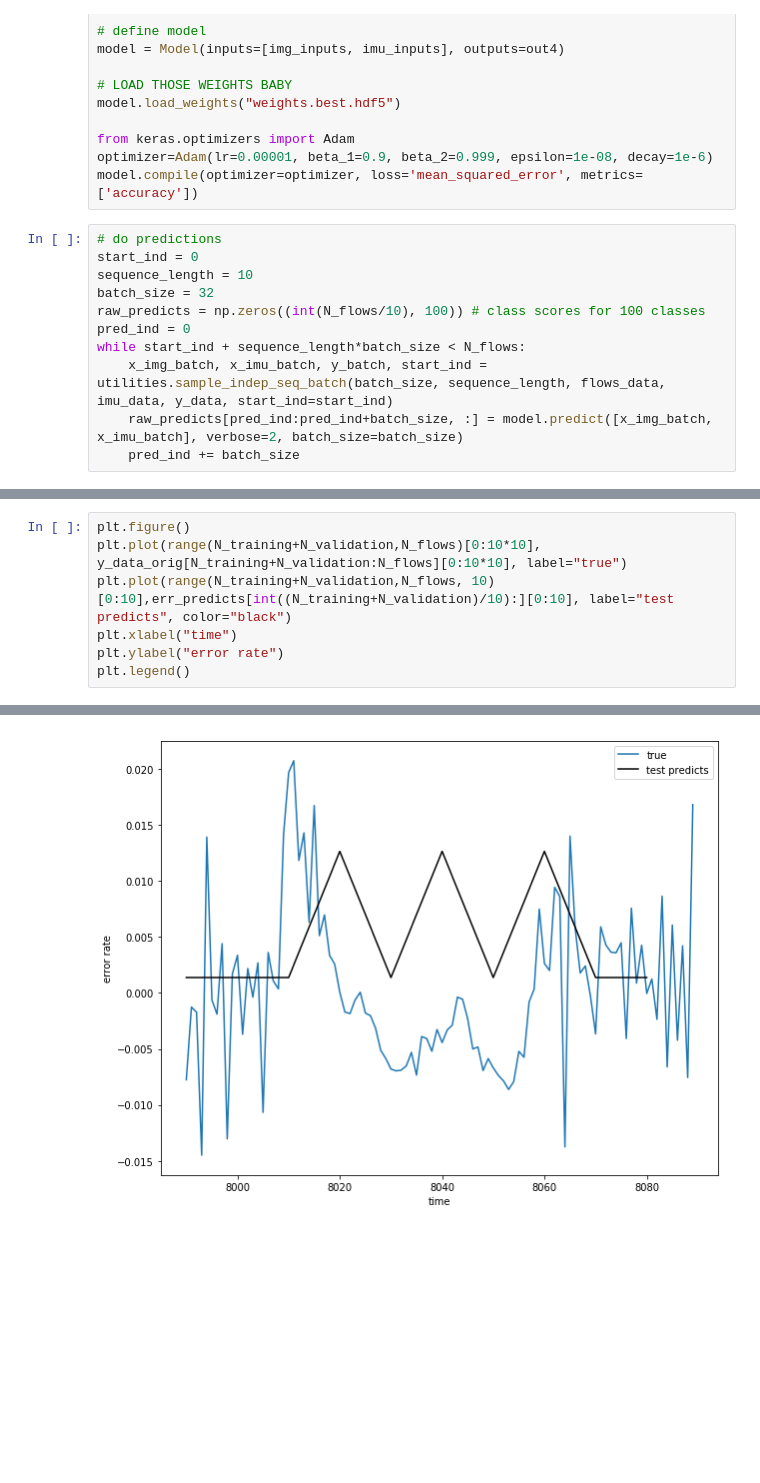
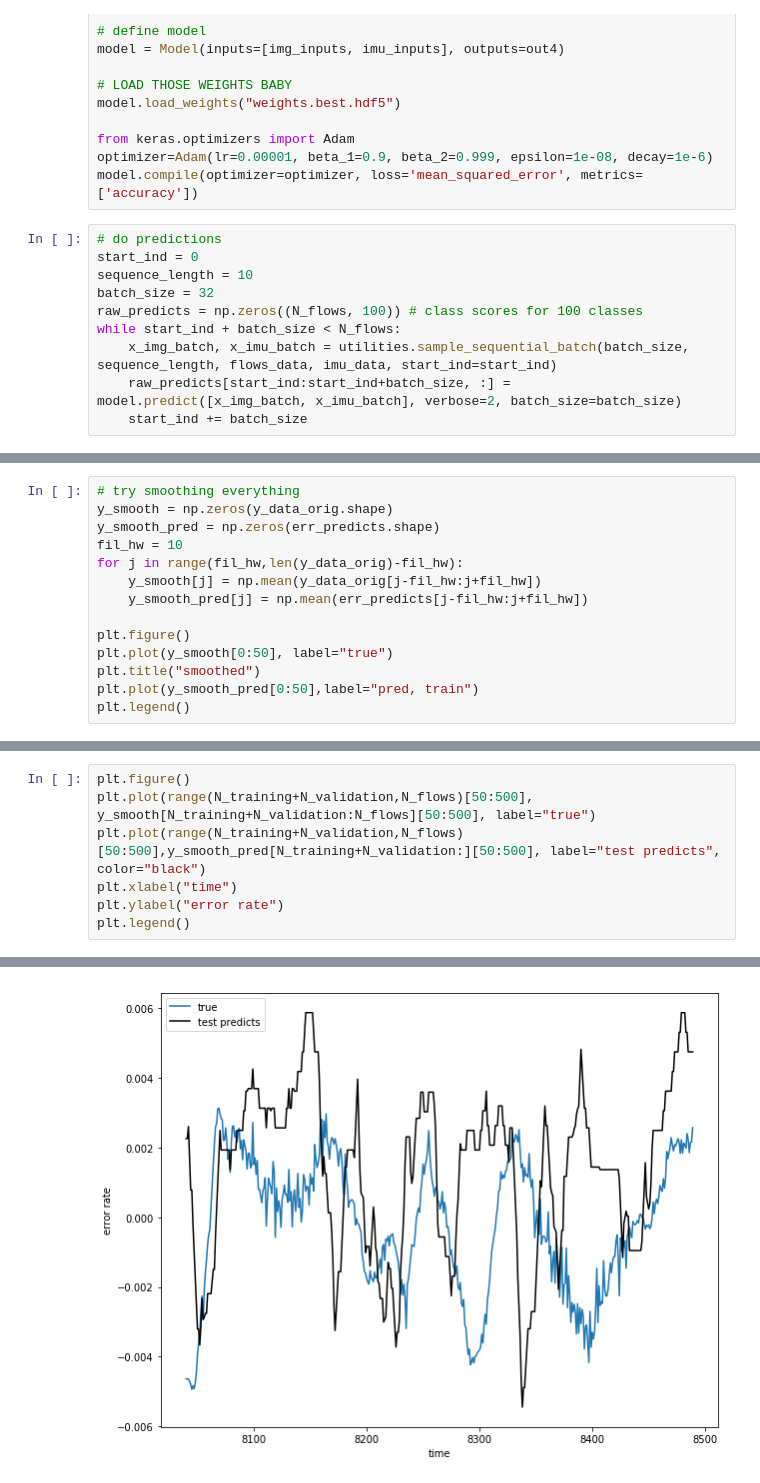
Before and after one commit to chelseas/teach-me-to-tango, a Jupyter notebook: plotting.ipynb, the cells around one changed output, grey strips where cells are left out. Saved outputs shown, nothing was run; the diff lists cells and outputs as text; blank space fills up the shorter version.

```diff
--- a/plotting.ipynb
+++ b/plotting.ipynb
@@ -140,12 +140,11 @@ model.compile(optimizer=optimizer, loss='mean_squared_error', metrics=['accuracy
 start_ind = 0
 sequence_length = 10
 batch_size = 32
-raw_predicts = np.zeros((int(N_flows/10), 100)) # class scores for 100 classes
-pred_ind = 0
-while start_ind + sequence_length*batch_size < N_flows:
-    x_img_batch, x_imu_batch, y_batch, start_ind = utilities.sample_indep_seq_batch(batch_size, sequence_length, flows_data, imu_data, y_data, start_ind=start_ind)
-    raw_predicts[pred_ind:pred_ind+batch_size, :] = model.predict([x_img_batch, x_imu_batch], verbose=2, batch_size=batch_size)
-    pred_ind += batch_size
+raw_predicts = np.zeros((N_flows, 100)) # class scores for 100 classes
+while start_ind + batch_size < N_flows:
+    x_img_batch, x_imu_batch = utilities.sample_sequential_batch(batch_size, sequence_length, flows_data, imu_data, start_ind=start_ind)
+    raw_predicts[start_ind:start_ind+batch_size, :] = model.predict([x_img_batch, x_imu_batch], verbose=2, batch_size=batch_size)
+    start_ind += batch_size
 # %%
 class_predicts = np.argmax(raw_predicts, axis=-1)
 err_predicts = mean[class_predicts]
@@ -176,0 +177,14 @@ plt.legend()
+# %%
+# try smoothing everything
+y_smooth = np.zeros(y_data_orig.shape)
+y_smooth_pred = np.zeros(err_predicts.shape)
+fil_hw = 10
+for j in range(fil_hw,len(y_data_orig)-fil_hw):
+    y_smooth[j] = np.mean(y_data_orig[j-fil_hw:j+fil_hw])
+    y_smooth_pred[j] = np.mean(err_predicts[j-fil_hw:j+fil_hw])
+
+plt.figure()
+plt.plot(y_smooth[0:50], label="true")
+plt.title("smoothed")
+plt.plot(y_smooth_pred[0:50],label="pred, train")
+plt.legend()
@@ -187,10 +204,10 @@ plt.legend()
 # %%
 plt.figure()
-plt.plot(range(N_training+N_validation,N_flows)[0:10*10], y_data_orig[N_training+N_validation:N_flows][0:10*10], label="true")
-plt.plot(range(N_training+N_validation,N_flows, 10)[0:10],err_predicts[int((N_training+N_validation)/10):][0:10], label="test predicts", color="black")
+plt.plot(range(N_training+N_validation,N_flows)[50:500], y_smooth[N_training+N_validation:N_flows][50:500], label="true")
+plt.plot(range(N_training+N_validation,N_flows)[50:500],y_smooth_pred[N_training+N_validation:][50:500], label="test predicts", color="black")
 plt.xlabel("time")
 plt.ylabel("error rate")
 plt.legend()
 # %% [output]
 <matplotlib.legend.Legend at 0x...>
-[figure, old version]
+[figure, new version]
```
Also changed, not shown: parts of 8 cells of this notebook, 1 other file.
